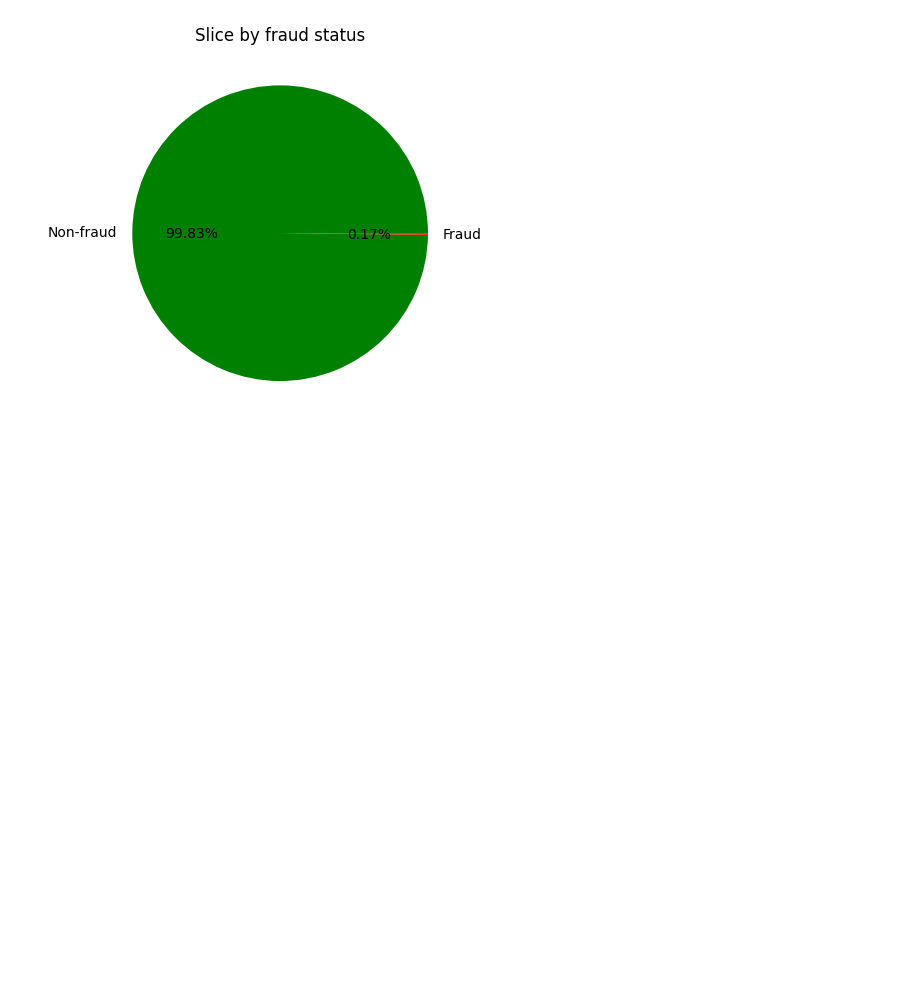
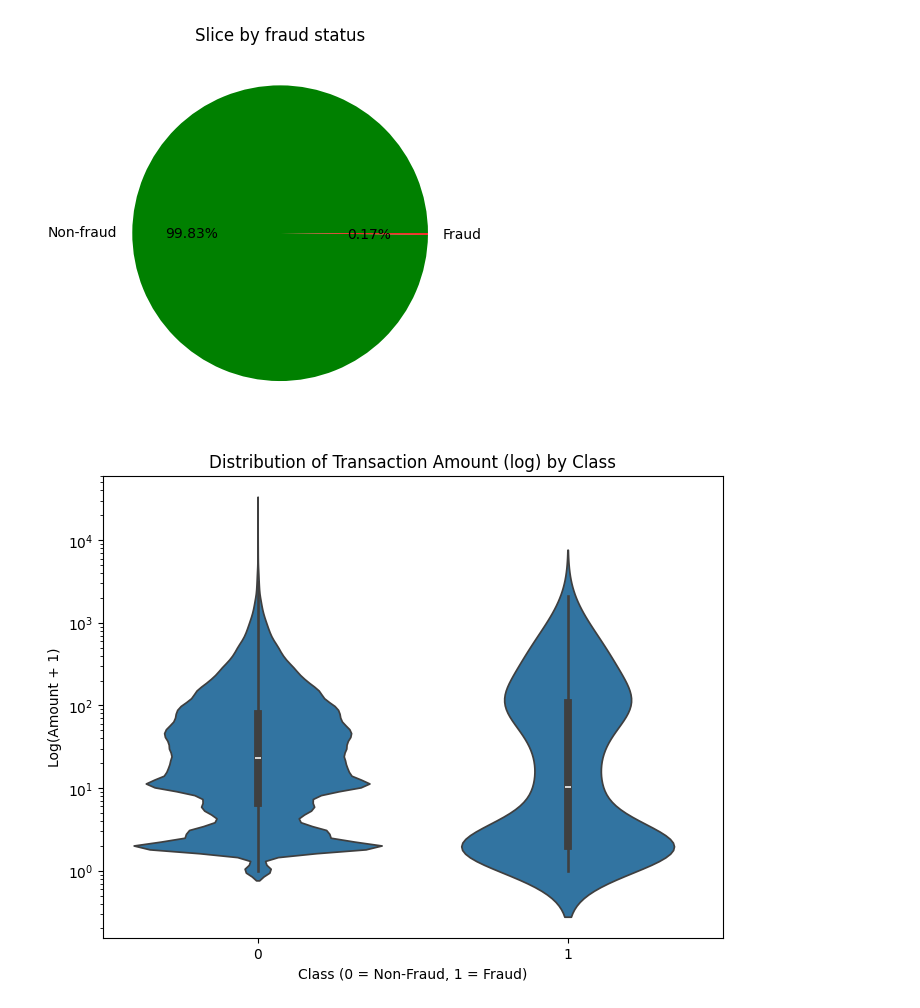
Before and after one commit to idIing/ML-Log, a Jupyter notebook: logistic_regression.ipynb, the cells around one changed output. Drawn from its saved outputs; the diff is of its cells as text; code cells hidden in the pictures; blank space fills up the shorter version.

```diff
--- a/logistic_regression.ipynb
+++ b/logistic_regression.ipynb
@@ -196,3 +199,12 @@ plt.title("Slice by fraud status")
 plt.show()
 # %% [output]
 [figure]
+# %%
+plt.figure(figsize=(8, 6))
+plt.title("Distribution of Transaction Amount (log) by Class")
+sns.violinplot(x='Class', y=df['Amount'] + 1, data=df, log_scale=10)
+plt.xlabel("Class (0 = Non-Fraud, 1 = Fraud)")
+plt.ylabel("Log(Amount + 1)")
+plt.show()
+# %% [output]
+[figure, added]
```
Also changed, not shown: parts of 28 cells of this notebook.
